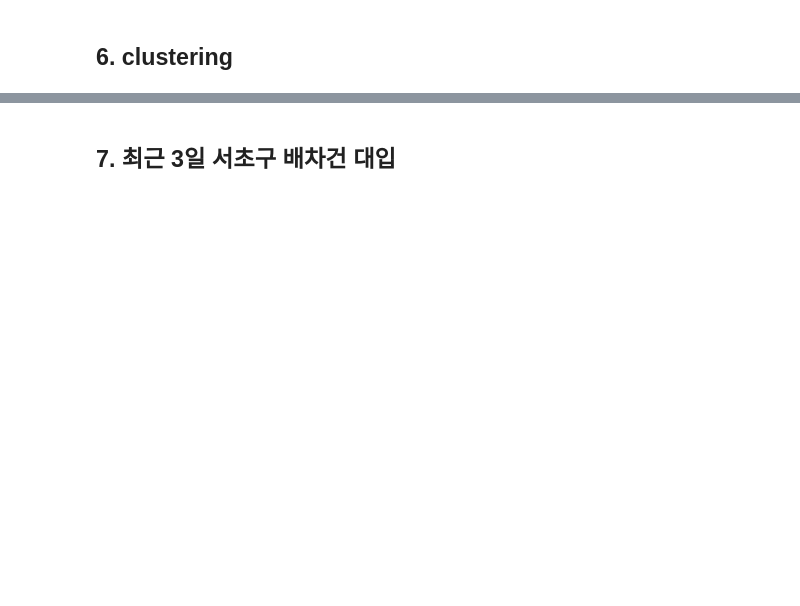
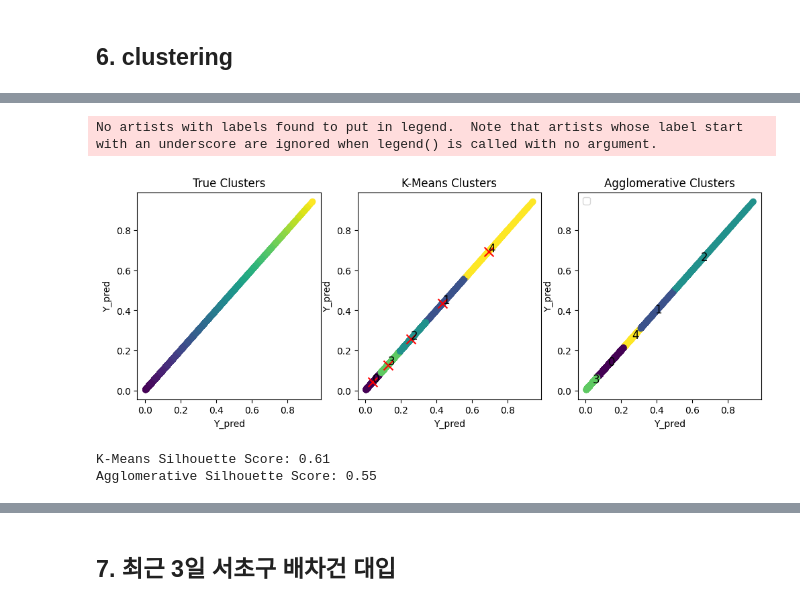
Before and after one commit to yoooooooonji/ML-model-LT_OV30, a Jupyter notebook: glm.ipynb, the cells around one changed output, grey strips where cells are left out. Saved outputs shown, nothing was run; the diff lists cells and outputs as text; code cells hidden in the pictures; blank space fills up the shorter version.

Commit message:
clustering

```diff
--- a/glm.ipynb
+++ b/glm.ipynb
@@ -26,4 +28,5 @@ print(os.getcwd())
 # %%
 data = pd.read_csv("prj-ML-model-LT_OV30/modeling_data.csv", encoding = "cp949")
+data = data.sort_values(by=["dlvry_id"])
 print(data.head())
 print(data.shape)
@@ -132,9 +427,10 @@ print(filtered_data.info())
 # %%
-dataset = filtered_data[[ 'reg_hour', 'ord_price','actual_dlvry_distance', 'pick_floor',
+dataset = filtered_data[[ 'dlvry_id','reg_hour', 'ord_price','actual_dlvry_distance', 'pick_floor',
                          'pick_category', 'pick_건물용도','dlvry_지상층수', 'dlvry_지하층수',
-                         'dlvry_건물용도','day_of_week', 'is_holiday', '기온', 'dlvry_rgn2_nm', 'outcome'
+                         'dlvry_건물용도','day_of_week', 'is_holiday', '기온', 'dlvry_rgn2_nm', 'outcome', '전체배차시간'
                         ]]
 dataset.isna().sum()
+dataset = dataset.sort_values(by=["dlvry_id"])
 dataset.to_csv('prj-ML-model-LT_OV30/modeling_data_final.csv', index= False, encoding = "utf-8")
 # %%
 print(dataset['outcome'].value_counts())
@@ -154,5 +474,5 @@ var = ['reg_hour','pick_floor',  'pick_category', 'pick_건물용도','dlvry_지
 encoder = OneHotEncoder()
 onehot = pd.DataFrame(encoder.fit_transform(dataset[var]).toarray(), columns=encoder.get_feature_names_out(var), index = dataset.index)
 dataset = pd.concat([onehot, dataset.drop(columns=var)], axis=1)
-
+dataset = dataset.sort_values(by=["dlvry_id"])
 print(dataset.columns)
@@ -173,8 +522,8 @@ print(test_set.shape) #11161
 # %%
-X_train = train_set.drop(columns=['outcome'])
+X_train = train_set.drop(columns=['outcome', '전체배차시간','dlvry_id'])
 y_train = train_set['outcome']
 
-X_test = test_set.drop(columns=['outcome'])
+X_test = test_set.drop(columns=['outcome', '전체배차시간','dlvry_id'])
 y_test = test_set['outcome']
 
 print(X_train.columns)
@@ -324,38 +738,40 @@ visualize_silhouette_scores(data, method='agglomerative')
 # %%
-X = y_pred.to_numpy().reshape(-1, 1)
-n = 5
+n_clusters = 5
 
-kmeans = KMeans(n_clusters=n)
-kmeans_clusters = kmeans.fit_predict(X)
+kmeans = KMeans(n_clusters=n_clusters)
+kmeans_clusters = kmeans.fit_predict(y_pred.values.reshape(-1, 1))
 
-agglomerative = AgglomerativeClustering(n_clusters=n)
-agglomerative_clusters = agglomerative.fit_predict(X)
-
-kmeans_cluster_centers = kmeans.cluster_centers_
-agg_cluster_centers = np.array([X[agglomerative_clusters == i].mean(axis=0) for i in range(n)])
+agglomerative = AgglomerativeClustering(n_clusters=n_clusters)
+agglomerative_clusters = agglomerative.fit_predict(y_pred.values.reshape(-1, 1))
 
 # 데이터 시각화
 plt.figure(figsize=(12, 4))
 
 plt.subplot(131)
-plt.scatter(X, y_pred, c=y_pred, cmap='viridis')
+plt.scatter(y_pred, y_pred, c=y_pred, cmap='viridis')
 plt.title('True Clusters')
-plt.xlabel('X')
+plt.xlabel('Y_pred')
 plt.ylabel('Y_pred')
 
 plt.subplot(132)
-plt.scatter(X, y_pred, c=kmeans_clusters, cmap='viridis')
-#plt.scatter(kmeans_cluster_centers, [y_pred.mean()] * len(kmeans_cluster_centers), c='red', marker='x', s=100, label='Cluster Centers')
-#plt.title('K-Means Clusters')
-plt.xlabel('X')
+plt.scatter(y_pred, y_pred, c=kmeans_clusters, cmap='viridis')
+plt.scatter(kmeans.cluster_centers_, kmeans.cluster_centers_, c='red', marker='x', s=100, label='Cluster Centers')
+plt.title('K-Means Clusters')
+plt.xlabel('Y_pred')
 plt.ylabel('Y_pred')
+for i, cluster_num in enumerate(np.unique(kmeans_clusters)):
+    plt.text(y_pred[kmeans_clusters == cluster_num].mean(), y_pred[kmeans_clusters == cluster_num].mean(), str(cluster_num), color='black', fontsize=12)
 
 plt.subplot(133)
-plt.scatter(X, y_pred, c=agglomerative_clusters, cmap='viridis')
-#plt.scatter(agg_cluster_centers, [y_pred.mean()] * len(agg_cluster_centers), c='red', marker='x', s=100, label='Cluster Centers')
-#plt.title('Agglomerative Clusters')
-plt.xlabel('X')
+plt.scatter(y_pred, y_pred, c=agglomerative_clusters, cmap='viridis')
+plt.title('Agglomerative Clusters')
+plt.xlabel('Y_pred')
 plt.ylabel('Y_pred')
+for i, cluster_num in enumerate(np.unique(agglomerative_clusters)):
+    plt.text(y_pred[agglomerative_clusters == cluster_num].mean(), y_pred[agglomerative_clusters == cluster_num].mean(), str(cluster_num), color='black', fontsize=12)
 
 plt.legend()
 plt.show()
+# %% [output]
+No artists with labels found to put in legend.  Note that artists whose label start with an underscore are ignored when legend() is called with no argument.
+[figure, added]
@@ -362,6 +820,9 @@ plt.show()
 # %%
-kmeans_silhouette_score = silhouette_score(X, kmeans_clusters)
-agglomerative_silhouette_score = silhouette_score(X, agglomerative_clusters)
+kmeans_silhouette_score = silhouette_score(y_pred.values.reshape(-1, 1), kmeans_clusters)
+agglomerative_silhouette_score = silhouette_score(y_pred.values.reshape(-1, 1), agglomerative_clusters)
 
 print(f"K-Means Silhouette Score: {kmeans_silhouette_score:.2f}")
 print(f"Agglomerative Silhouette Score: {agglomerative_silhouette_score:.2f}")
+# %% [output]
+K-Means Silhouette Score: 0.61
+Agglomerative Silhouette Score: 0.55
```
Also changed, not shown: parts of 55 cells of this notebook, 4 other files.
